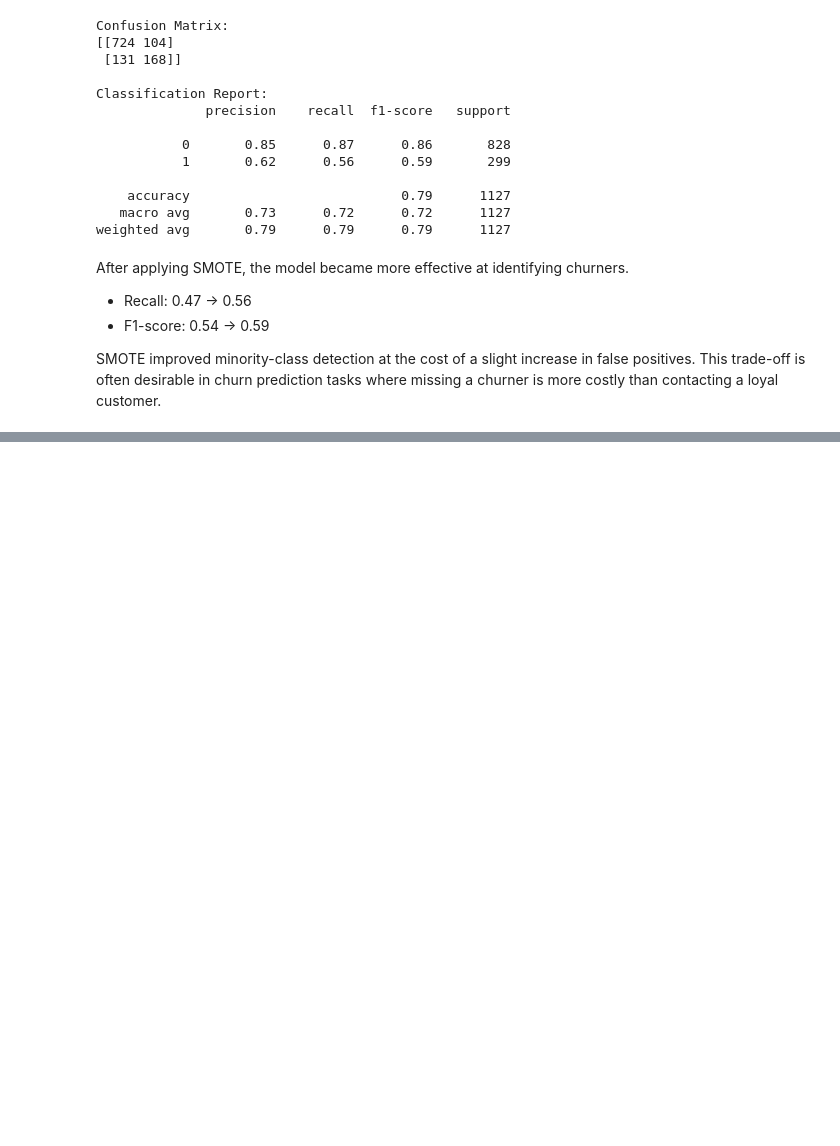
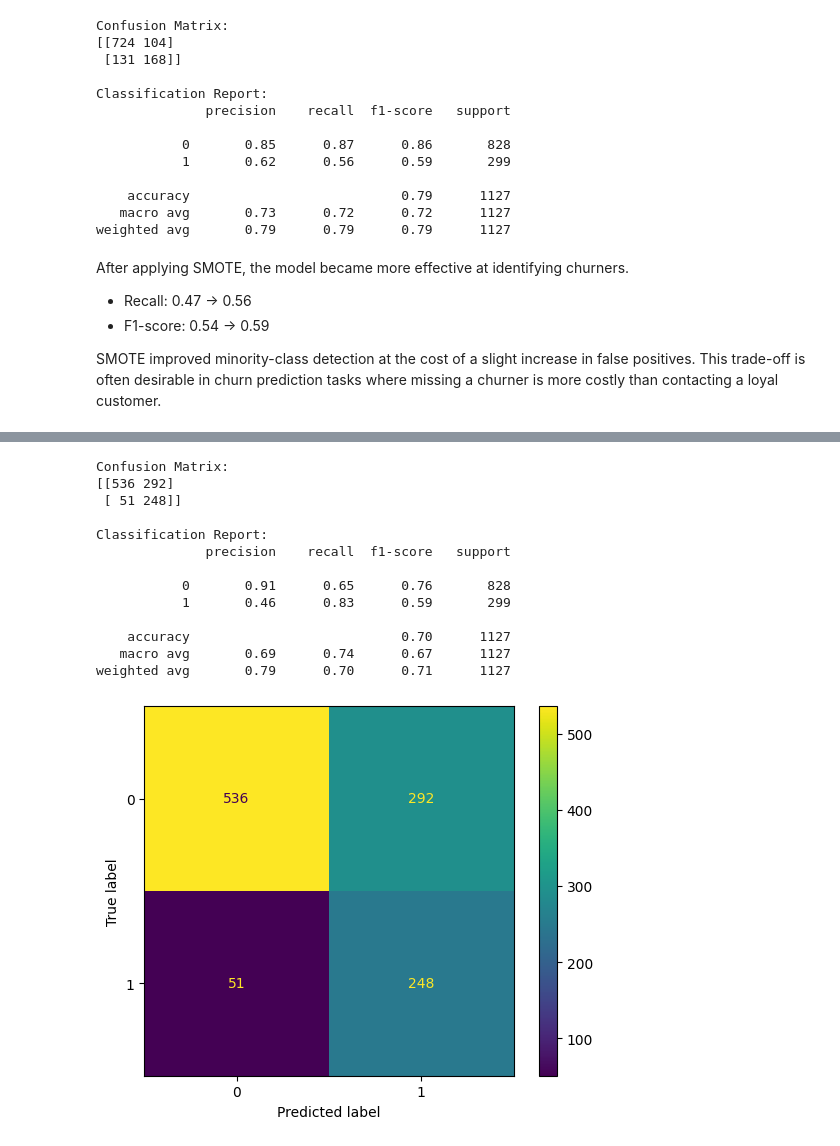
Before and after one commit to fermow/SBU-Data-Science-2026, a Jupyter notebook: Assignment_3/jupyter_notebook_and_reports/02_feature_engineering.ipynb, the cells around one changed output, grey strips where cells are left out. Saved outputs shown, nothing was run; the diff lists cells and outputs as text; code cells hidden in the pictures; blank space fills up the shorter version.

```diff
--- a/Assignment_3/jupyter_notebook_and_reports/02_feature_engineering.ipynb
+++ b/Assignment_3/jupyter_notebook_and_reports/02_feature_engineering.ipynb
@@ -457,0 +596,36 @@ This encourages the model to pay more attention to churners during training.
+# %%
+from sklearn.naive_bayes import GaussianNB
+from sklearn.metrics import confusion_matrix, classification_report, ConfusionMatrixDisplay
+import matplotlib.pyplot as plt
+
+nb = GaussianNB()
+nb.fit(X_train_smote, y_train_smote)
+
+y_pred_nb = nb.predict(X_test_processed)
+
+cm = confusion_matrix(y_test, y_pred_nb)
+
+print("Confusion Matrix:")
+print(cm)
+
+print("\nClassification Report:")
+print(classification_report(y_test, y_pred_nb))
+
+disp = ConfusionMatrixDisplay(confusion_matrix=cm)
+disp.plot()
+plt.show()
+# %% [output]
+Confusion Matrix:
+[[536 292]
+ [ 51 248]]
+
+Classification Report:
+              precision    recall  f1-score   support
+
+           0       0.91      0.65      0.76       828
+           1       0.46      0.83      0.59       299
+
+    accuracy                           0.70      1127
+   macro avg       0.69      0.74      0.67      1127
+weighted avg       0.79      0.70      0.71      1127
+[figure, added]
```
Also changed, not shown: parts of 37 cells of this notebook.
